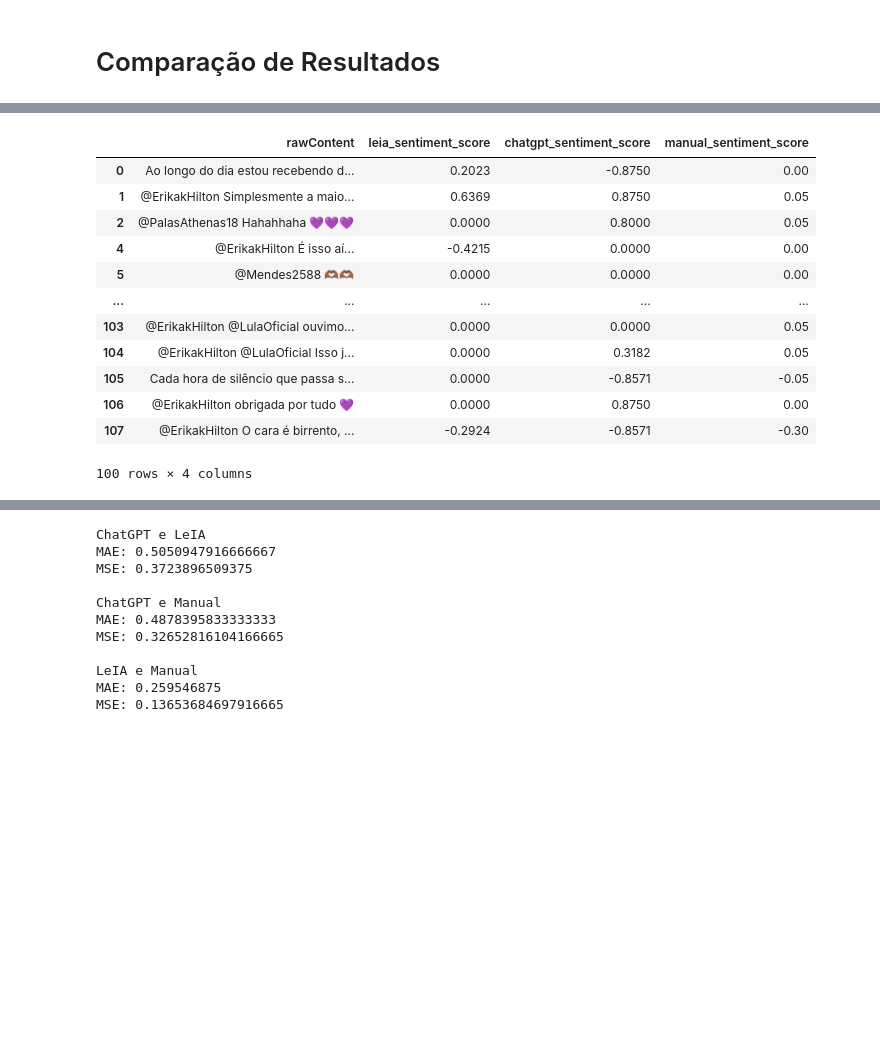
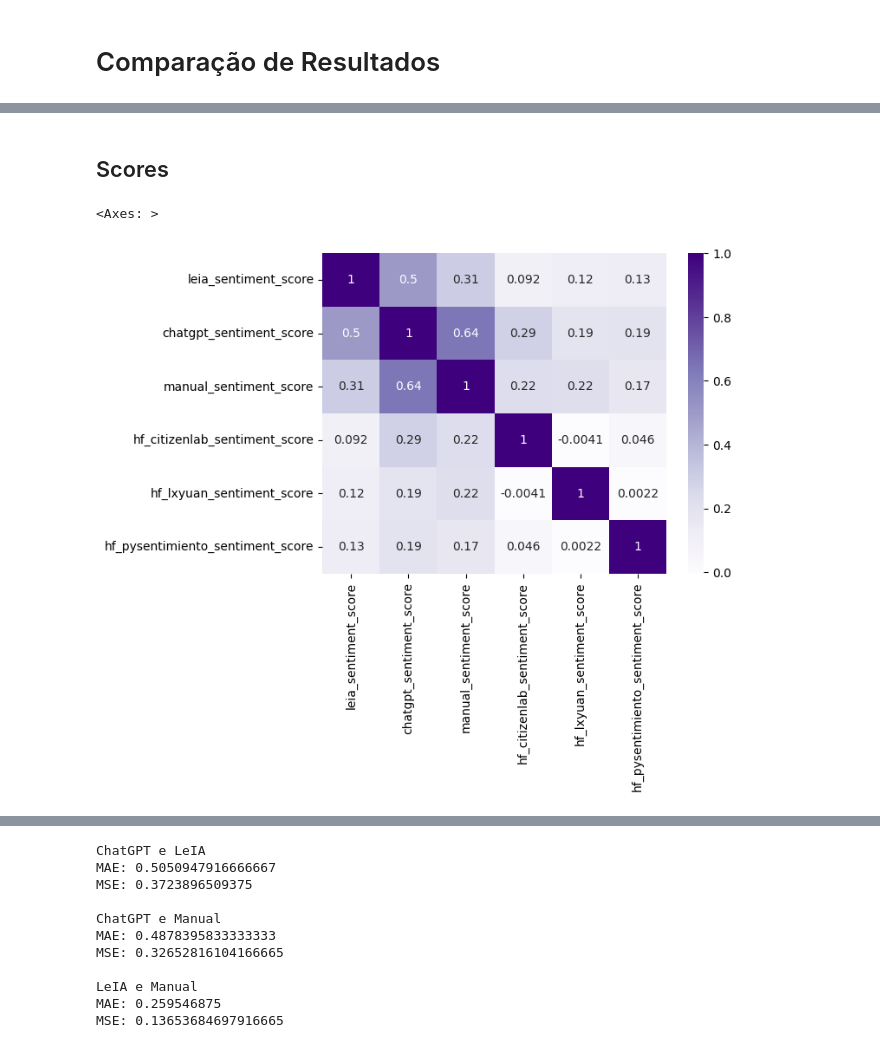
Before and after one commit to thiago-paim/projeto-tera, a Jupyter notebook: notebooks/leia_sentiment_analysis.ipynb, the cells around one changed output, grey strips where cells are left out. Saved outputs shown, nothing was run; the diff lists cells and outputs as text; code cells hidden in the pictures; blank space fills up the shorter version.

```diff
--- a/notebooks/leia_sentiment_analysis.ipynb
+++ b/notebooks/leia_sentiment_analysis.ipynb
@@ -316,16 +347,16 @@ sample_df[['rawContent', 'leia_sentiment_score', 'leia_sentiment', 'chatgpt_sent
+# %% [markdown]
+## Scores
 # %%
-sample_df[['rawContent', 'leia_sentiment_score', 'chatgpt_sentiment_score', 'manual_sentiment_score']]
+score_cols = [
+    'leia_sentiment_score', 'chatgpt_sentiment_score', 'manual_sentiment_score',
+    'hf_citizenlab_sentiment_score', 'hf_lxyuan_sentiment_score', 'hf_pysentimiento_sentiment_score'
+]
-# %% [output]
-|  | rawContent | leia_sentiment_score | chatgpt_sentiment_score | manual_sentiment_score |
-| 0 | Ao longo do dia estou recebendo d... | 0.2023 | -0.8750 | 0.00 |
-| 1 | @ErikakHilton Simplesmente a maio... | 0.6369 | 0.8750 | 0.05 |
-| 2 | @PalasAthenas18 Hahahhaha 💜💜💜 | 0.0000 | 0.8000 | 0.05 |
-| 4 | @ErikakHilton É isso aí... | -0.4215 | 0.0000 | 0.00 |
-| 5 | @Mendes2588 🫶🏾🫶🏾 | 0.0000 | 0.0000 | 0.00 |
-| ... | ... | ... | ... | ... |
-| 103 | @ErikakHilton @LulaOficial ouvimo... | 0.0000 | 0.0000 | 0.05 |
-| 104 | @ErikakHilton @LulaOficial Isso j... | 0.0000 | 0.3182 | 0.05 |
-| 105 | Cada hora de silêncio que passa s... | 0.0000 | -0.8571 | -0.05 |
-| 106 | @ErikakHilton obrigada por tudo 💜 | 0.0000 | 0.8750 | 0.00 |
-| 107 | @ErikakHilton O cara é birrento, ... | -0.2924 | -0.8571 | -0.30 |
-100 rows × 4 columns
+# %%
+sns.heatmap(
+    sample_df[score_cols].corr(),
+    annot=True,
+    cmap='Purples'
+)
+# %% [output]
+<Axes: >
+[figure, added]
```
Also changed, not shown: parts of 36 cells of this notebook.
